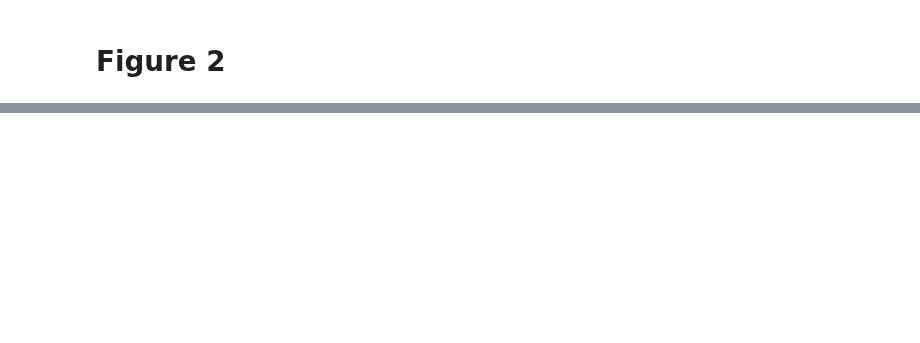
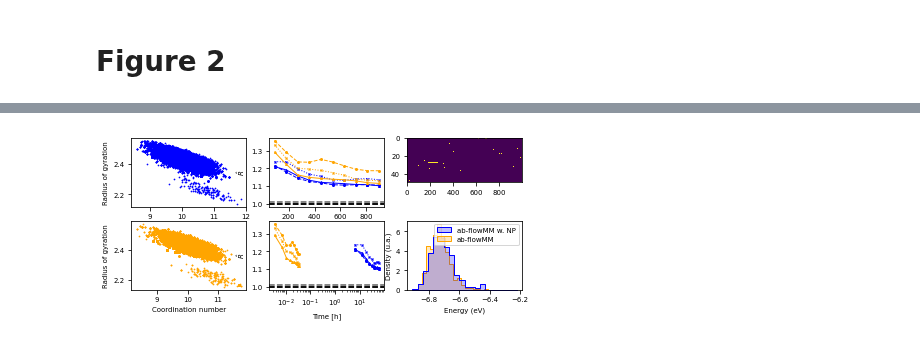
Before and after one commit to anacmolina/ML-DFT, a Jupyter notebook: notebooks/29b - Plots for the paper.ipynb, the cells around one changed output, grey strips where cells are left out. Cells and saved outputs as stored; diff of their text form; code cells hidden in the pictures; blank space fills up the shorter version.

```diff
--- a/notebooks/29b - Plots for the paper.ipynb
+++ b/notebooks/29b - Plots for the paper.ipynb
@@ -355,0 +370,17 @@ fig, ax =
+# %%
+time_sims = {}
+
+for key in mcmcs.keys():
+    time_sims[key] = mcmcs[key]['time_mcmc']
+    min_time = min(time_sims[key])
+    time_sims[key] = torch.tensor([t - min_time for t in time_sims[key]]).detach()
+    time_sims[key] = time_sims[key] / 3600
+# %%
+rhat = {}
+
+for key in keys:
+    xss = torch.cat((cvs_mcmcs[key],
+                us[key].reshape(1000, 50, 1)),
+                dim=2).detach().numpy().transpose(1, 0, 2)
+
+    rhat[key] = R_hat(xss, labels=['CV1', 'CV2', 'Energy'])
@@ -355,0 +406,2 @@ fig, ax =
+# %%
+isomers = {key: mcmcs[key]['isomers'] for key in keys}
@@ -355,0 +410,67 @@ fig, ax =
+# %%
+fig, axs = plt.subplots(2, 3)
+
+# PLOT energies
+plot_energy_histogram(us, ax=axs[1, 2], palette=color_keys, bins=20, element='step')
+
+# PLOT collective variablesz
+for i, key in enumerate(cvs_mcmcs.keys()):
+    axs[i, 0].scatter(cvs_mcmcs[key][:, :, 0].flatten().detach(),
+                cvs_mcmcs[key][:, :, 1].flatten().detach(),
+                s=0.5,
+                color=color_keys[key],
+                label=key)
+    axs[i, 0].set_xlabel('Coordination number')
+    axs[i, 0].set_ylabel('Radius of gyration')
+
+markers = ['o', 'x', '^']
+linestyles = ['dashed', 'dotted', '-']
+
+for key in rhat.keys():
+        for i in range(rhat[key][0].shape[-1]):
+            axs[0][1].plot(rhat[key][1],
+                            rhat[key][0][:, i],
+                            linestyle=linestyles[i],
+                            marker=markers[i],
+                            markersize=2,
+                            linewidth=1,
+                            color=color_keys[key],
+                            label=rhat[key][2][i])
+
+            axs[1][1].plot(time_sims[key][rhat[key][1]],
+                            rhat[key][0][:, i],
+                            linestyle=linestyles[i],
+                            marker=markers[i],
+                            markersize=2,
+                            linewidth=1,
+                            color=color_keys[key],
+                            label=rhat[key][2][i])
+
+        axs[1][1].set_xlabel('Time [h]')
+        axs[1][1].set_ylabel(r'$\hat{R}$')
+        axs[1][1].axhline(1, c='k', ls='--')
+        axs[1][1].axhline(1.01, c='grey', ls='--')
+        axs[1][1].set_xscale('log')
+
+
+        axs[0][1].axhline(1, c='k', ls='--')
+        axs[0][1].axhline(1.01, c='grey', ls='--')
+        axs[0][1].set_xlabel('Iteration')
+        axs[0][1].set_ylabel(r'$\hat{R}$')
+
+#image_isomers = axs[0][2].imshow(isomers[keys[1]].detach().numpy().T, interpolation='nearest', aspect='auto')
+ax1 = plt.subplot2grid((3, 3), (0, 2), colspan=2, rowspan=1, fig=fig)
+
+ax2 = plt.subplot2grid((3, 3), (0, 2), colspan=2, rowspan=1, sharey=ax1)
+ax2.imshow(isomers[keys[1]].detach().numpy().T, interpolation='nearest', aspect='auto')
+
+#horzSum = np.sum(isomers[keys[1]].detach().numpy().T,1)
+#ax2 = plt.subplot2grid((3, 4), (0, 3), colspan=2, rowspan=1, sharey=ax1, fig=fig)
+#ax2.barh(range(len(horzSum)), horzSum)
+#ax2.axis('off')
+
+plt.tight_layout()
+
+plt.savefig(path_to_save_figures+'figure_2_mixture.jpg', dpi=300, transparent=False)
+# %% [output]
+[figure, added]
```
Also changed, not shown: parts of 35 cells of this notebook, 7 other files.
